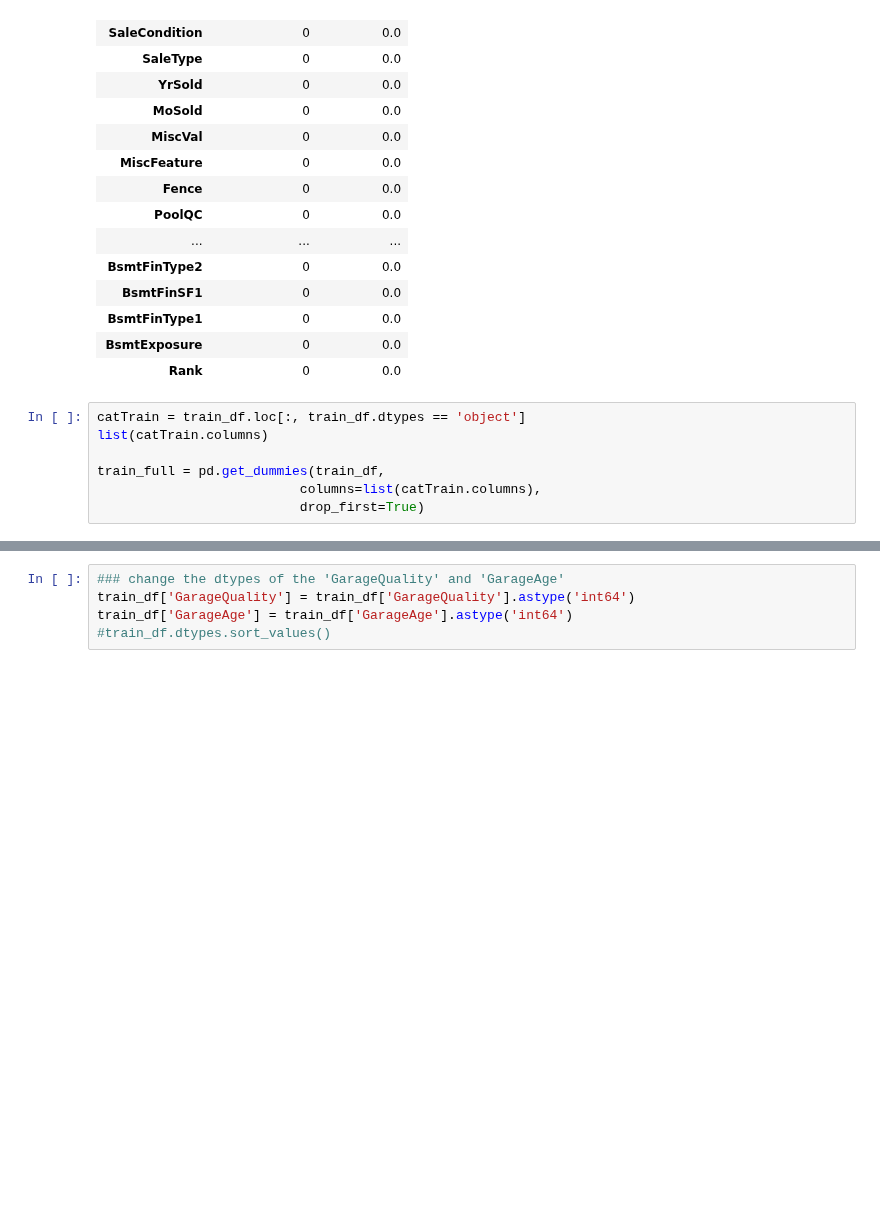
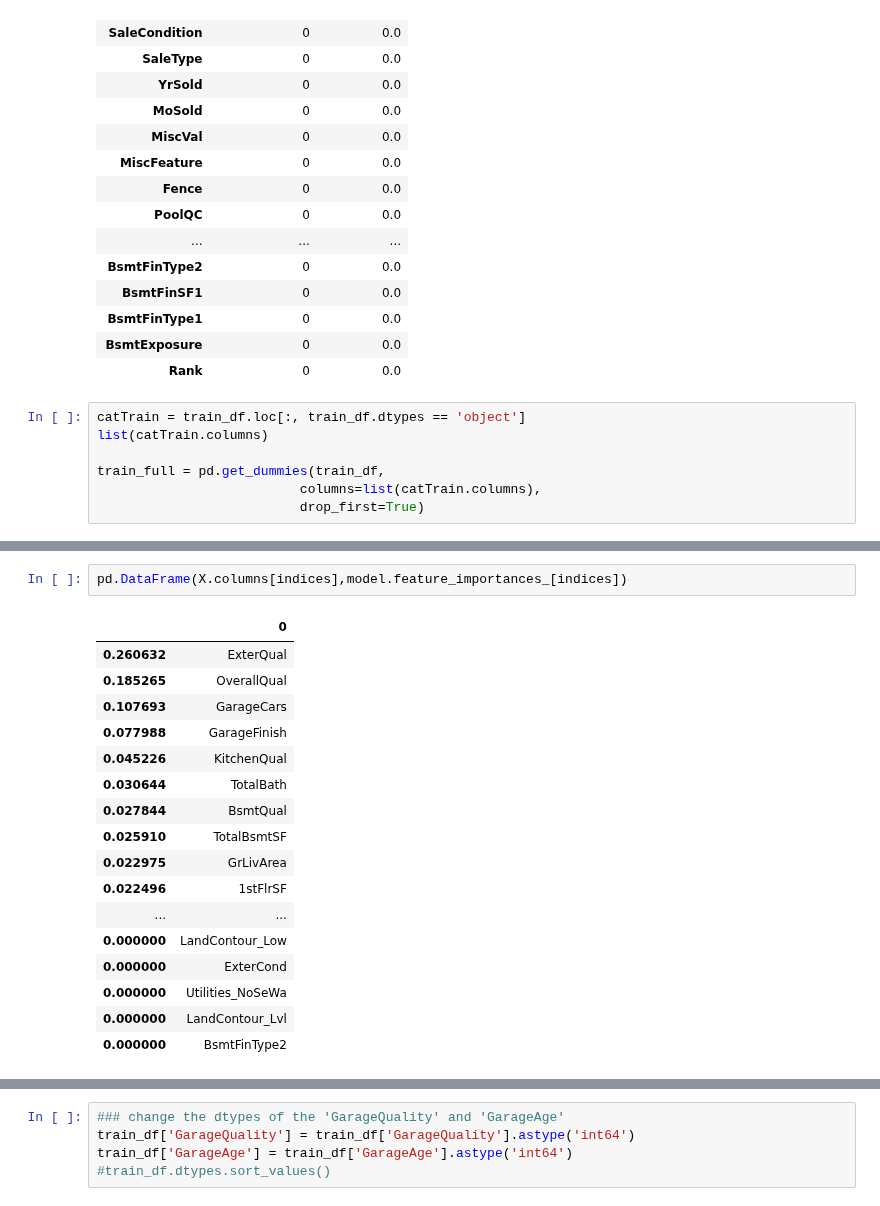
Before and after one commit to TiGaI/HousingPriceKaggleProject3, a Jupyter notebook: ames_model.ipynb, the cells around one changed output, grey strips where cells are left out. Saved outputs shown, nothing was run; the diff lists cells and outputs as text; blank space fills up the shorter version.

```diff
--- a/ames_model.ipynb
+++ b/ames_model.ipynb
@@ -76,0 +122,20 @@ X.head()
+# %%
+pd.DataFrame(X.columns[indices],model.feature_importances_[indices])
+# %% [output]
+|  | 0 |
+| 0.260632 | ExterQual |
+| 0.185265 | OverallQual |
+| 0.107693 | GarageCars |
+| 0.077988 | GarageFinish |
+| 0.045226 | KitchenQual |
+| 0.030644 | TotalBath |
+| 0.027844 | BsmtQual |
+| 0.025910 | TotalBsmtSF |
+| 0.022975 | GrLivArea |
+| 0.022496 | 1stFlrSF |
+| ... | ... |
+| 0.000000 | LandContour_Low |
+| 0.000000 | ExterCond |
+| 0.000000 | Utilities_NoSeWa |
+| 0.000000 | LandContour_Lvl |
+| 0.000000 | BsmtFinType2 |
```
Also changed, not shown: parts of 9 cells of this notebook.
